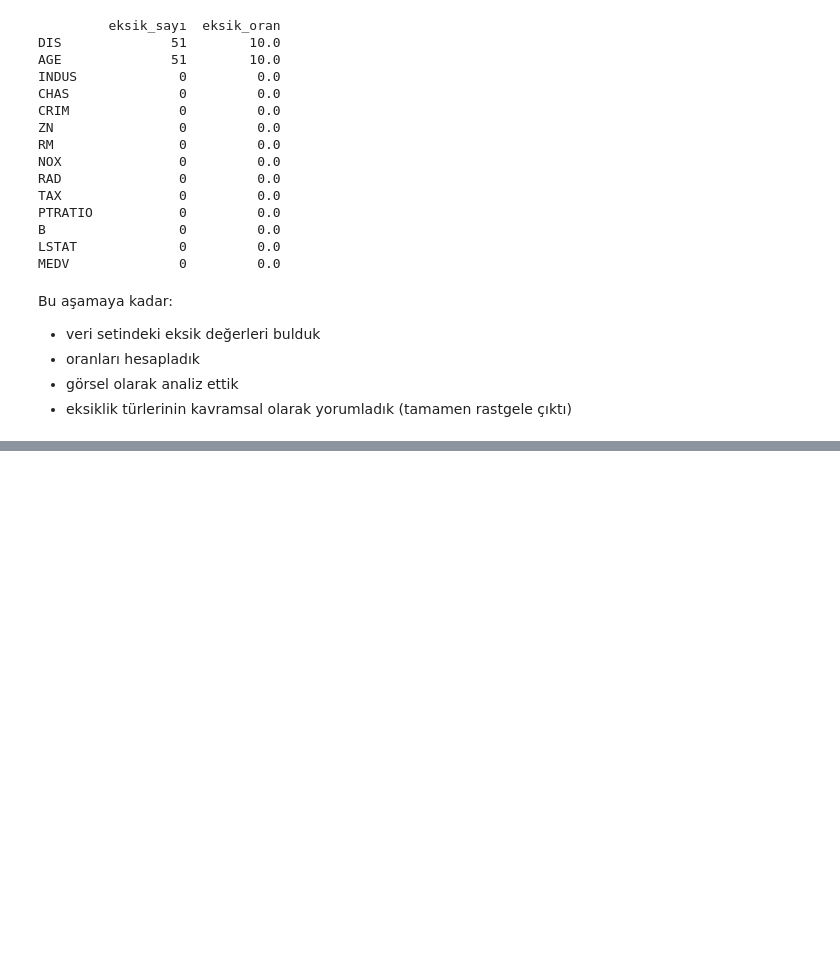
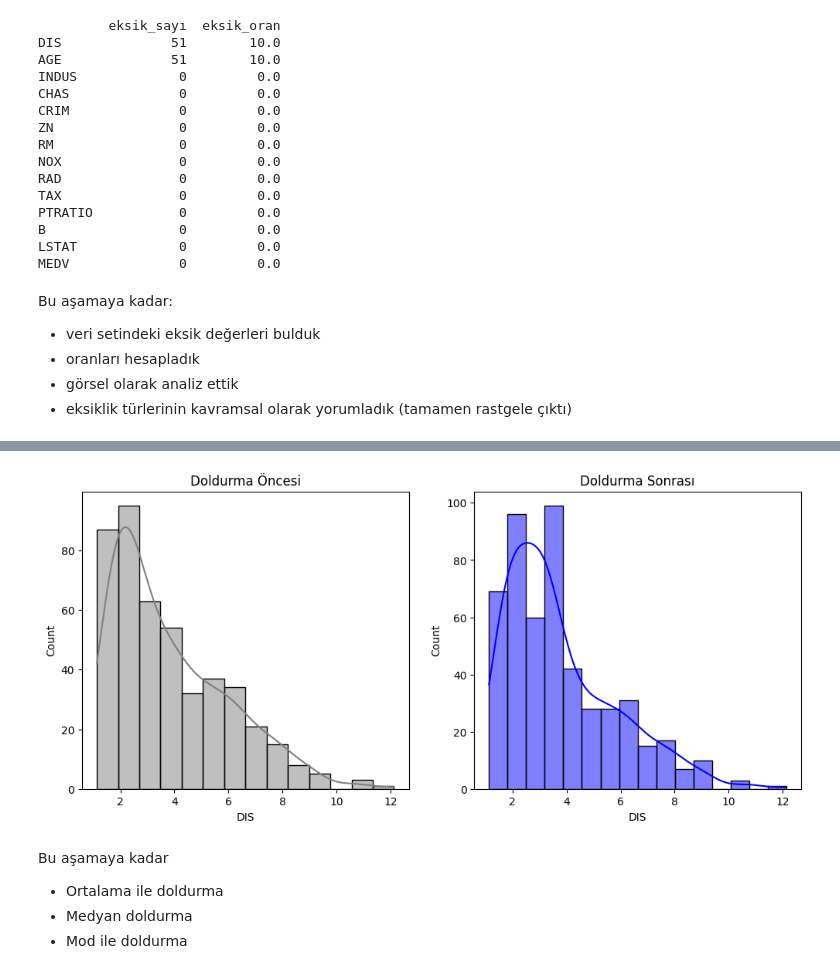
Before and after one commit to ArsenLupen53/GYZU-BTK-codespace, a Jupyter notebook: eksik_veri/eksik_veri_py.ipynb, the cells around one changed output, grey strips where cells are left out. Cells and saved outputs as stored; diff of their text form; code cells hidden in the pictures; blank space fills up the shorter version.

```diff
--- a/eksik_veri/eksik_veri_py.ipynb
+++ b/eksik_veri/eksik_veri_py.ipynb
@@ -185,0 +224,8 @@ Bu aşamaya kadar:
+# %%
+# ortalama ile yani mean ile eksik veriyi doldurma
+df_median = df.copy()
+median_value = df_median["DIS"].median()
+df_median["DIS"].fillna(median_value, inplace = True)
+
+print(f"DIS sütunu median {median_value:2f} değeri ile dolduruldu")
+print(f"{df_median["DIS"].isnull().sum()} eksik değer kaldı")
@@ -185,0 +274,17 @@ Bu aşamaya kadar:
+# %%
+#doldurma öncesi ve sonrası karşılaştırma
+plt.figure(figsize=(12,5))
+plt.subplot(1,2,1)
+sns.histplot(df["DIS"],color="gray",kde=True)
+plt.title("Doldurma Öncesi")
+plt.subplot(1,2,2)
+sns.histplot(df_median["DIS"],color="blue",kde=True)
+plt.title("Doldurma Sonrası")
+plt.show()
+# %% [output]
+[figure, added]
+# %% [markdown]
+Bu aşamaya kadar
+* Ortalama ile doldurma
+* Medyan doldurma
+* Mod ile doldurma
```
Also changed, not shown: parts of 12 cells of this notebook.
